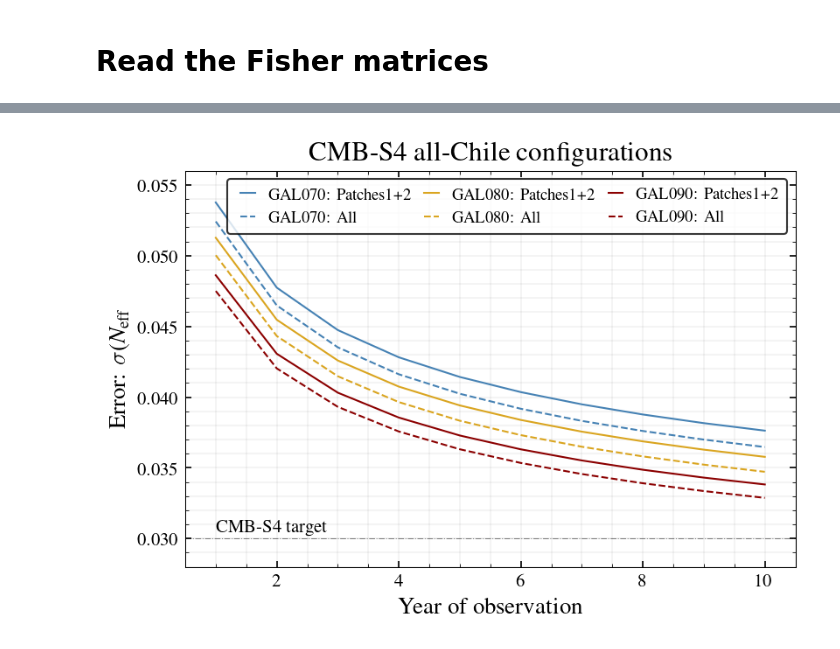
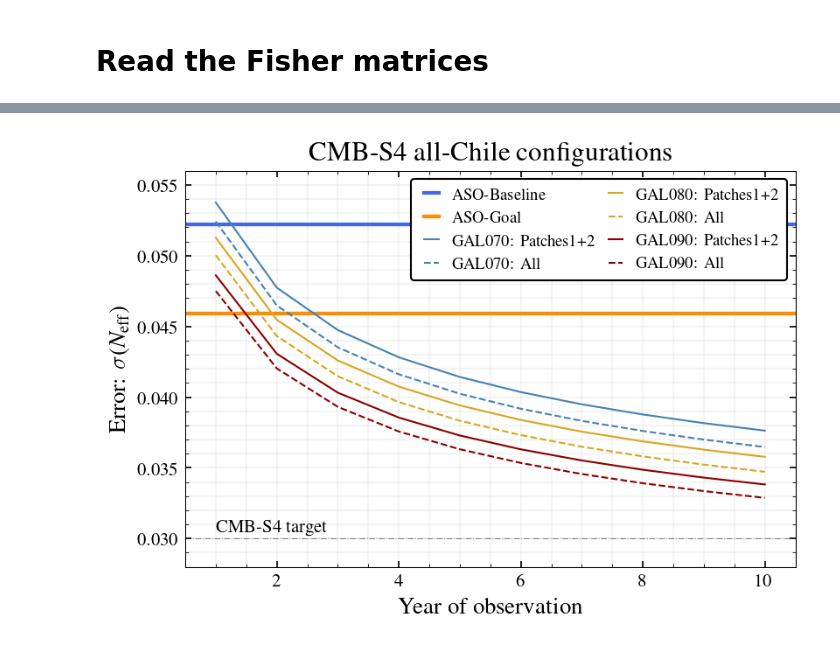
Before and after one commit to sriniraghunathan/cmb_s4_all_chile_optimisation_2025_05, a Jupyter notebook: make_neff_plots.ipynb, the cells around one changed output, grey strips where cells are left out. Drawn from its saved outputs; the diff is of its cells as text; code cells hidden in the pictures.

Commit message:
adding ASO for neff forecasts

```diff
--- a/make_neff_plots.ipynb
+++ b/make_neff_plots.ipynb
@@ -115,33 +195,67 @@ for reqd_gal_mask in reqd_gal_mask_arr:
 # %%
-clf()
-fsval = 13
-ymin, ymax = 0.028, 0.056
-xmin, xmax = 0.5, 10.5
-color_dic = {'GAL070': 'steelblue', 'GAL080': 'goldenrod', 'GAL090': 'darkred'}
-ls_dic = {0: '-', 1: '--'}
-ax = subplot(111)
-for reqd_gal_mask in sigma_neff_dic:
+for pliter in range(3):
+    if pliter == 0:
+        plname = 'plots/sigma_neff_s4_lat_wide.png'
+        title_str = r'CMB-S4 all-Chile configurations'
+    elif pliter == 1:
+        plname = 'plots/sigma_neff_s4_lat_wide_plus_asobaseline.png'
+        aso_expname_for_this_iter = 'baseline'
+        title_str = r'CMB-S4 all-Chile configurations + ASO-Baseline'
+    elif pliter == 2:
+        plname = 'plots/sigma_neff_s4_lat_wide_plus_asogoal.png'
+        aso_expname_for_this_iter = 'goal'
+        title_str = r'CMB-S4 all-Chile configurations + ASO-Goal'
+    clf()
+    fsval = 13
+    ymin, ymax = 0.028, 0.056
+    xmin, xmax = 0.5, 10.5
+    color_dic = {'GAL070': 'steelblue', 'GAL080': 'goldenrod', 'GAL090': 'darkred'}
+    ls_dic = {0: '-', 1: '--'}
+    ax = subplot(111)
 
-    for iter in sigma_neff_dic[reqd_gal_mask]:
-        if iter == 0:
-            labval = r'%s: Patches1+2' %(reqd_gal_mask)
-        else:
-            labval = r'%s: All' %(reqd_gal_mask)
-        sigma_neff_arr = []
-        for year in sigma_neff_dic[reqd_gal_mask][iter]:
-            sigma_neff_arr.append( sigma_neff_dic[reqd_gal_mask][iter][year] )
-        plot( year_arr, sigma_neff_arr, color = color_dic[reqd_gal_mask], ls = ls_dic[iter], label = labval)
+    #Add ASO-only
+    for aso_expname in aso_expname_arr:
+        aso_labval, aso_color = aso_exp_dic[aso_expname]
+        sigma_neff_curr_aso = sigma_neff_dic_for_aso[aso_expname]
+        print(sigma_neff_curr_aso)
+        axhline(sigma_neff_curr_aso, lw = 2, alpha = 1., ls = '-', color = aso_color, label = r'%s' %(aso_labval))
 
-axhline(0.03, lw = 0.5, alpha = 0.5, ls = '-.')
-text(1., 0.0305, r'CMB-S4 target')
-ylim( ymin, ymax )
-xlim( xmin, xmax )
-legend(loc = 1, fontsize = fsval-4, ncol = 3, columnspacing = 0.5, handletextpad = 0.5, handlelength = 1.5)
-ylabel(r'Error: $\sigma(N_{\rm eff}$', fontsize = fsval)
-xlabel(r'Year of observation', fontsize = fsval )
-title(r'CMB-S4 all-Chile configurations', fontsize = fsval + 2)
-grid(True, which = 'both', axis = 'both', lw = 0.2, alpha = 0.2)
-plname = 'plots/sigma_neff.png'
-savefig(plname, dpi = 200.)
-show()
+    if pliter == 0:
+        #S4-only
+        for reqd_gal_mask in sigma_neff_dic:
+
+            for iter in sigma_neff_dic[reqd_gal_mask]:
+                if iter == 0:
+                    labval = r'%s: Patches1+2' %(reqd_gal_mask)
+                else:
+                    labval = r'%s: All' %(reqd_gal_mask)
+                sigma_neff_arr = []
+                for year in sigma_neff_dic[reqd_gal_mask][iter]:
+                    sigma_neff_arr.append( sigma_neff_dic[reqd_gal_mask][iter][year] )
+                plot( year_arr, sigma_neff_arr, color = color_dic[reqd_gal_mask], ls = ls_dic[iter], label = labval)
+    elif pliter in [1, 2]:
+        #S4+ASO-Baseline or S4+ASO-Goal
+        for reqd_gal_mask in sigma_neff_dic_for_s4_plus_aso:
+
+            for iter in sigma_neff_dic_for_s4_plus_aso[reqd_gal_mask]:
+                if iter == 0:
+                    labval = r'%s: Patches1+2' %(reqd_gal_mask)
+                else:
+                    labval = r'%s: All' %(reqd_gal_mask)
+                sigma_neff_arr = []
+                for year in sigma_neff_dic_for_s4_plus_aso[reqd_gal_mask][iter][aso_expname_for_this_iter]:
+                    sigma_neff_arr.append( sigma_neff_dic_for_s4_plus_aso[reqd_gal_mask][iter][aso_expname_for_this_iter][year] )
+                plot( year_arr, sigma_neff_arr, color = color_dic[reqd_gal_mask], ls = ls_dic[iter], label = labval)
+
+    axhline(0.03, lw = 0.5, alpha = 0.5, ls = '-.')
+    text(1., 0.0305, r'CMB-S4 target')
+    ylim( ymin, ymax )
+    xlim( xmin, xmax )
+    legend(loc = 1, fontsize = fsval-4, ncol = 2, framealpha = 1., columnspacing = 0.5, handletextpad = 0.5, handlelength = 1.5)
+    ylabel(r'Error: $\sigma(N_{\rm eff})$', fontsize = fsval)
+    xlabel(r'Year of observation', fontsize = fsval )
+    title(r'%s' %(title_str), fontsize = fsval + 2)
+    grid(True, which = 'both', axis = 'both', lw = 0.2, alpha = 0.2)
+    savefig(plname, dpi = 200.)
+    show()
 # %% [output]
@@ -148 +264 @@ show()
-[figure, old version]
+[figure, new version]
```
Also changed, not shown: parts of 5 cells of this notebook.
